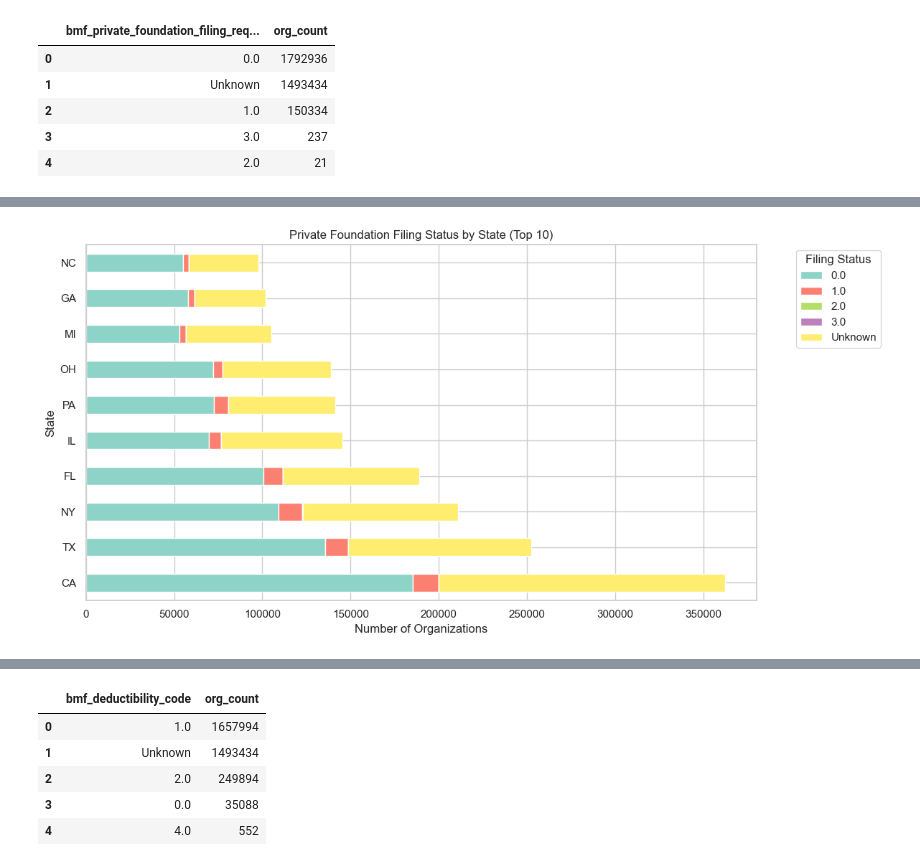
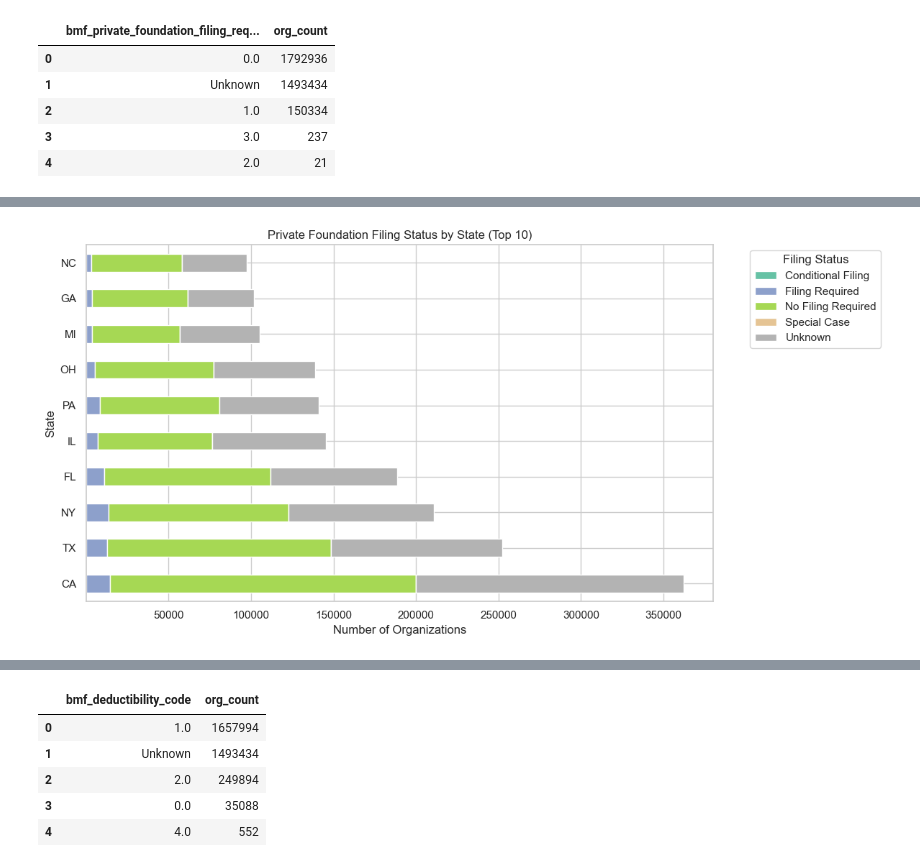
Before and after one commit to appu313/Business-Master-File-Analytics, a Jupyter notebook: bmf_visualization.ipynb, the cells around one changed output, grey strips where cells are left out. Cells and saved outputs as stored; diff of their text form; code cells hidden in the pictures.

```diff
--- a/bmf_visualization.ipynb
+++ b/bmf_visualization.ipynb
@@ -453,23 +559,35 @@ df_cross_state = pd.read_sql(query, engine)
 # Fill NULLs for status
 df_cross_state['bmf_private_foundation_filing_required'] = df_cross_state['bmf_private_foundation_filing_required'].fillna("Unknown")
 # %%
-# Pivot the data for stacked bar plot
-pivot_state = df_cross_state.pivot(index='state',
-                                   columns='bmf_private_foundation_filing_required',
-                                   values='org_count').fillna(0)
+# Step 1: Define descriptive labels
+filing_labels = {
+    0: "No Filing Required",
+    1: "Filing Required",
+    2: "Conditional Filing",
+    3: "Special Case",
+    "Unknown": "Unknown"
+}
 
-# Select top 10 states by total organization count
+# Step 2: Map numeric codes to labels
+df_cross_state['label'] = df_cross_state['bmf_private_foundation_filing_required'].apply(
+    lambda x: filing_labels.get(x, str(x))
+)
+
+# Step 3: Pivot the data
+pivot_state = df_cross_state.pivot(index='state', columns='label', values='org_count').fillna(0)
+
+# Step 4: Select top 10 states
 top_states = pivot_state.sum(axis=1).sort_values(ascending=False).head(10).index
 pivot_state = pivot_state.loc[top_states]
 
-# Plot
-pivot_state.plot(kind='barh', stacked=True, figsize=(12, 6), colormap='Set3')
+# Step 5: Plot with legend
+ax = pivot_state.plot(kind='barh', stacked=True, figsize=(12, 6), colormap='Set2')
 
 plt.title("Private Foundation Filing Status by State (Top 10)")
 plt.xlabel("Number of Organizations")
 plt.ylabel("State")
 plt.legend(title="Filing Status", bbox_to_anchor=(1.05, 1), loc='upper left')
 plt.tight_layout()
 plt.show()
 # %% [output]
-[figure, old version]
+[figure, new version]
```
Also changed, not shown: parts of 83 cells of this notebook.
